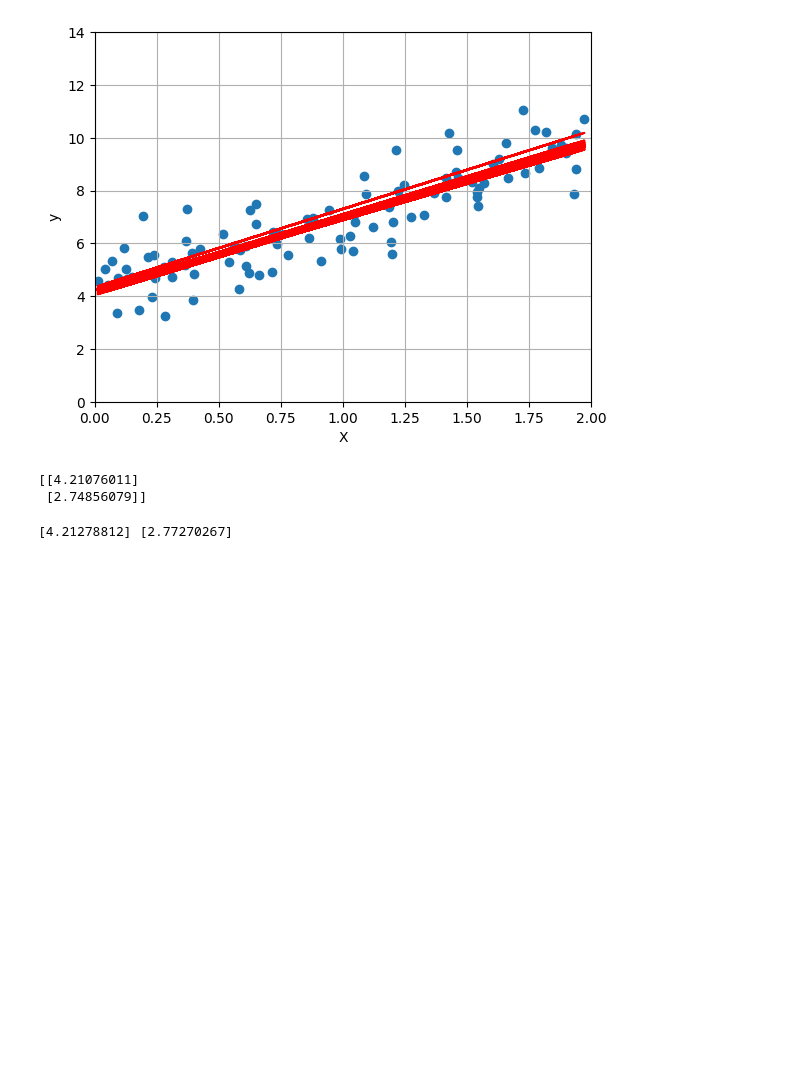
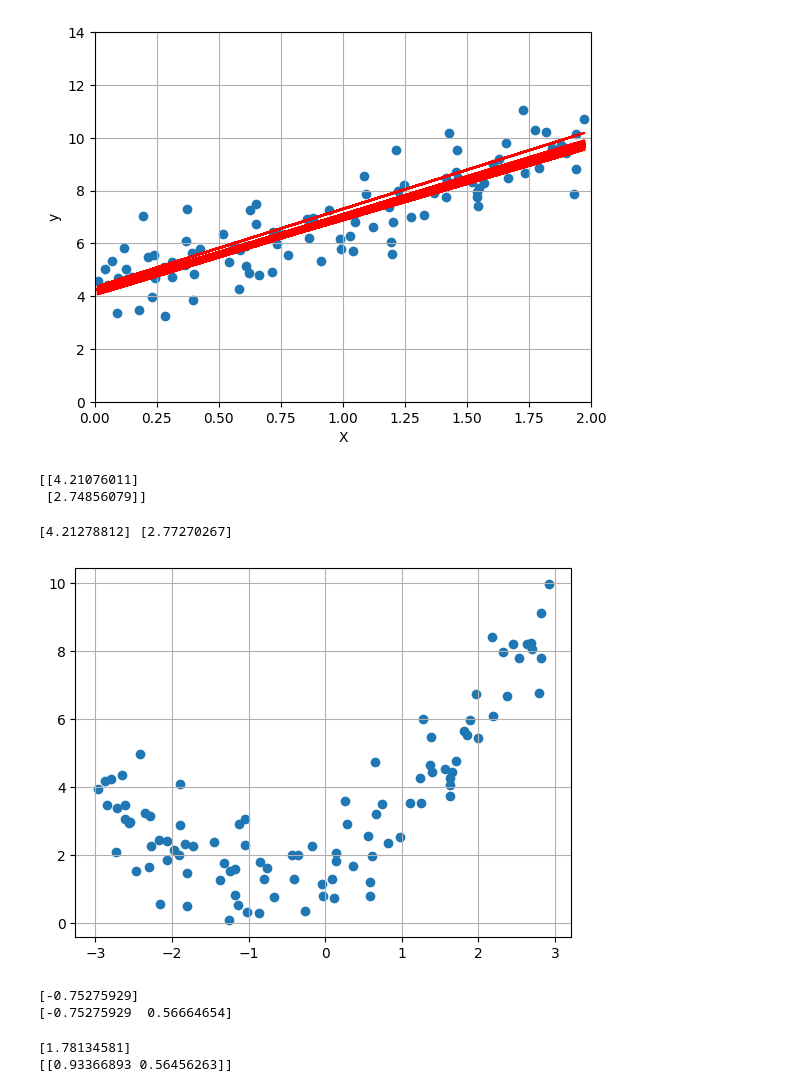
Before and after one commit to hAI-FA001/ML-homl---Learn, a Jupyter notebook: Ch-4.ipynb, the cells around one changed output. Saved outputs shown, nothing was run; the diff lists cells and outputs as text; code cells hidden in the pictures; blank space fills up the shorter version.

```diff
--- a/Ch-4.ipynb
+++ b/Ch-4.ipynb
@@ -182,4 +182,36 @@ print(sgd_reg.intercept_, sgd_reg.coef_)
 # %% [output]
 [4.21278812] [2.77270267]
 # %%
-# resume from pg. 248
+# polynomial regression
+
+np.random.seed(42)
+m = 100
+X = 6 * np.random.rand(m, 1) - 3
+y = 0.5 * X**2 + X + 2 + np.random.randn(m, 1)
+
+plt.scatter(X, y)
+plt.grid()
+plt.show()
+# %% [output]
+[figure, added]
+# %%
+from sklearn.preprocessing import PolynomialFeatures
+
+# add polynomial features
+# degree "d" with "n" features gives array of (n+1)!/(d!n!) features
+poly_features = PolynomialFeatures(degree=2, include_bias=False)
+X_poly = poly_features.fit_transform(X)
+
+print(X[0])
+print(X_poly[0])
+# %% [output]
+[-0.75275929]
+[-0.75275929  0.56664654]
+# %%
+lr = LinearRegression()
+lr.fit(X_poly, y)
+print(lr.intercept_)
+print(lr.coef_)
+# %% [output]
+[1.78134581]
+[[0.93366893 0.56456263]]
```
Also changed, not shown: parts of 23 cells of this notebook.
